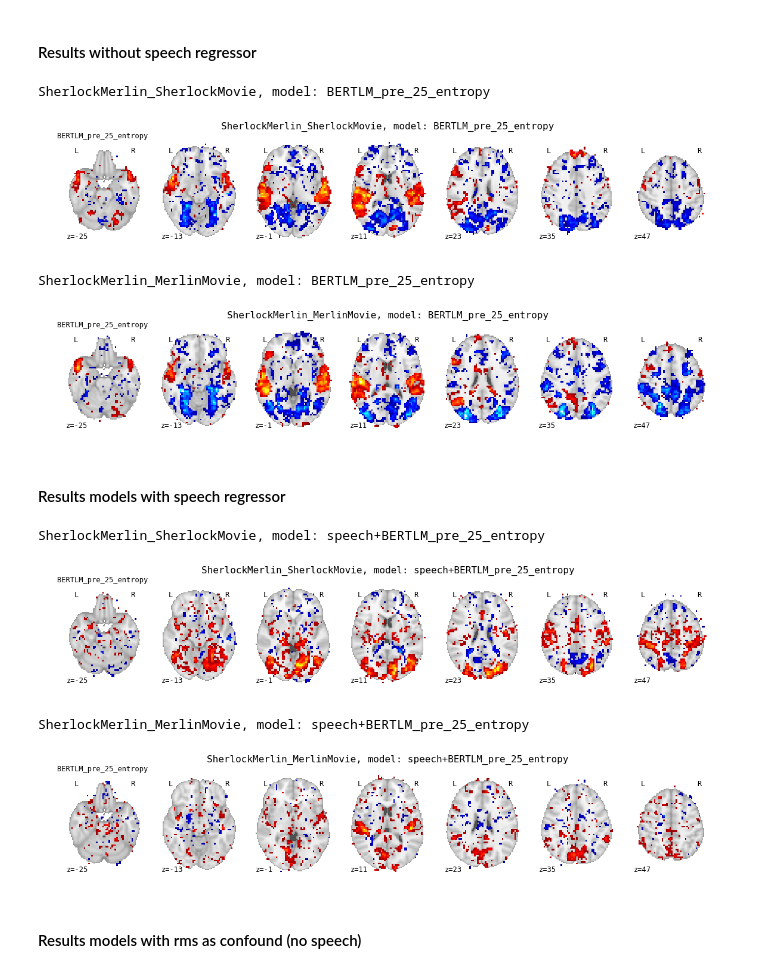
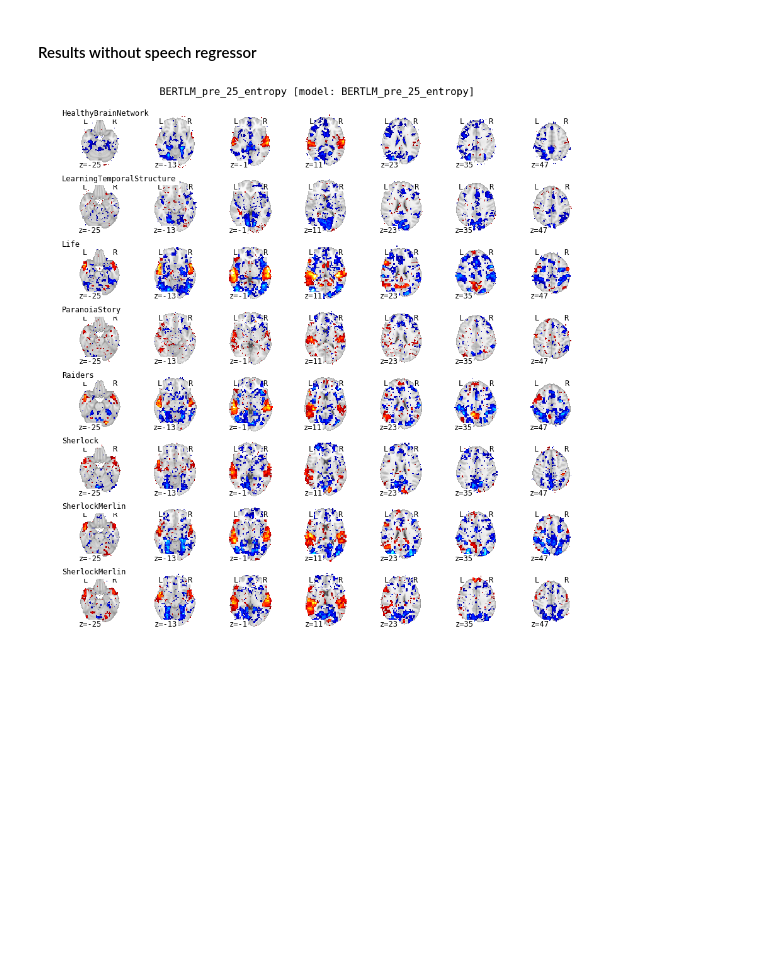
Before and after one commit to rbroc/neuroscout-paper, a Jupyter notebook: BertEntropy.ipynb, the cells around one changed output. Drawn from its saved outputs; the diff is of its cells as text; code cells hidden in the pictures; blank space fills up the shorter version.

```diff
--- a/BertEntropy.ipynb
+++ b/BertEntropy.ipynb
@@ -83,26 +88,9 @@ flat_models = flatten_collection(single_models)
 #### Results without speech regressor
 # %%
 plt.rcParams.update({'font.family': 'monospace'})
-plot_analysis_by_dataset(analyses=flat_models[:2],
+plot_contrast_by_analysis(analyses=flat_models,
                          contrasts=['BERTLM_pre_25_entropy'],
-                         vmax=10, display_mode='z',
+                         vmax=10, display_mode='z', figsize=(15,15),
                          threshold=1.96, colorbar=False)
 # %% [output]
-SherlockMerlin_SherlockMovie, model: BERTLM_pre_25_entropy
-[figure, old version]
+[figure, new version]
-SherlockMerlin_MerlinMovie, model: BERTLM_pre_25_entropy
-[figure, removed]
-# %% [markdown]
-#### Results models with speech regressor
-# %%
-plot_analysis_by_dataset(analyses=flat_models[4:],
-                         contrasts=['BERTLM_pre_25_entropy'],
-                         vmax=10, display_mode='z',
-                         threshold=1.96, colorbar=False)
-# %% [output]
-SherlockMerlin_SherlockMovie, model: speech+BERTLM_pre_25_entropy
-[figure, removed]
-SherlockMerlin_MerlinMovie, model: speech+BERTLM_pre_25_entropy
-[figure, removed]
-# %% [markdown]
-#### Results models with rms as confound (no speech)
```
Also changed, not shown: parts of 6 cells of this notebook.
